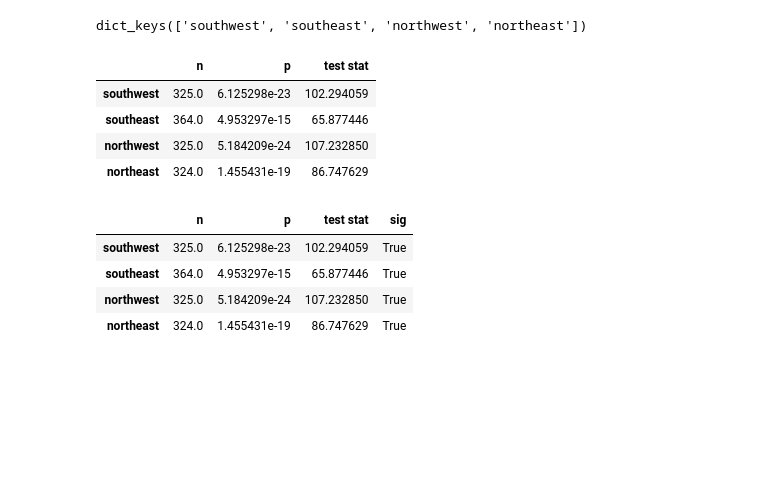
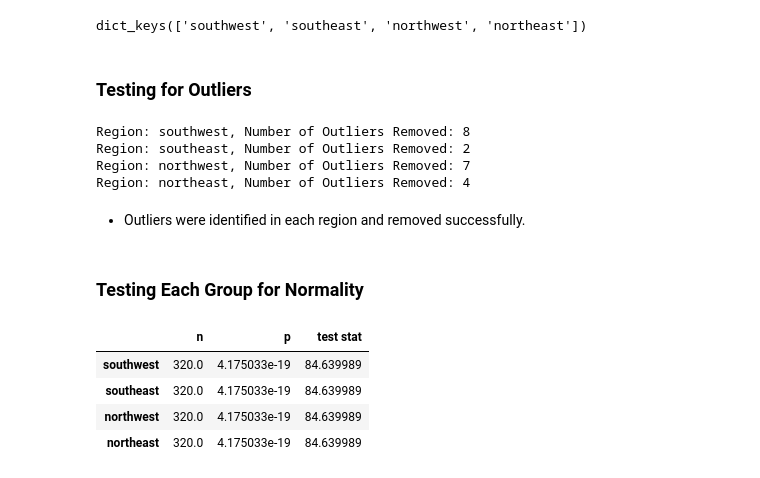
Before and after one commit to A-Kutscher/Hypothesis-Testing-with-Insurance-Data--Core-, a Jupyter notebook: Hypothesis Testing with Insurance Data (Core).ipynb, the cells around one changed output. Cells and saved outputs as stored; diff of their text form; code cells hidden in the pictures; blank space fills up the shorter version.

```diff
--- a/Hypothesis Testing with Insurance Data (Core).ipynb
+++ b/Hypothesis Testing with Insurance Data (Core).ipynb
@@ -151,31 +196,61 @@ for i in df['region'].unique():
 groups.keys()
 # %% [output]
 dict_keys(['southwest', 'southeast', 'northwest', 'northeast'])
+# %% [markdown]
+### Testing for Outliers
+# %%
+# Create a copy of the original dataframe
+df_cleaned = df.copy()
+
+# Create outliers dictionary
+outlier_counts = {}
+# %%
+# # Loop through all unique categories
+for region in df_cleaned['region'].unique():
+    # Get series for group and rename
+    data = df_cleaned.loc[df_cleaned['region'] == region, 'charges'].copy()
+    # Calculate z-scores for the 'charges' column within each region
+    z_scores = np.abs(stats.zscore(data))
+    # Define a threshold for identifying outliers
+    threshold = 3
+    # Find the indices of outliers
+    outlier_indices = np.where(z_scores > threshold)
+    # Remove outliers from the copy of the dataframe
+    df_cleaned.drop(df_cleaned.index[outlier_indices], inplace=True)
+    # Save the number of outliers for this region in the dictionary
+    outlier_counts[region] = len(outlier_indices[0])
+# DIsplay the number of outliers for each region
+for region, count in outlier_counts.items():
+    print(f"Region: {region}, Number of Outliers Removed: {count}")
+# %% [output]
+Region: southwest, Number of Outliers Removed: 8
+Region: southeast, Number of Outliers Removed: 2
+Region: northwest, Number of Outliers Removed: 7
+Region: northeast, Number of Outliers Removed: 4
+# %% [markdown]
+- Outliers were identified in each region and removed successfully.
+# %% [markdown]
+### Testing Each Group for Normality
 # %%
-# Running normal test on each group and confirming there are >20 in each group
+# Create a dictionary to store the normality test results
 norm_results = {}
-for i, data in groups.items():
-    stat, p = stats.normaltest(data)
-    # Save the p-val, test statistic, and the size of the group
-    norm_results[i] = {'n': len(data),
-                             'p':p,
-                             'test stat':stat,}
-## convert to a dataframe
+
+# Loop through all unique categories (regions)
+for region in df_cleaned['region'].unique():
+    # Check if the group has more than 20 data points (use "data" from outliers loop)
+    if len(data) > 20:
+        # Perform  normality test
+        stat, p = stats.normaltest(data)
+        # Save the p-val, test statistic, and size of the group
+        norm_results[region] = {'n': len(data),
+                                'p': p,
+                                'test stat': stat}
+# Convert to a dataframe
 norm_results_df = pd.DataFrame(norm_results).T
 norm_results_df
 # %% [output]
 |  | n | p | test stat |
-| southwest | 325.0 | 6.125298e-23 | 102.294059 |
-| southeast | 364.0 | 4.953297e-15 | 65.877446 |
-| northwest | 325.0 | 5.184209e-24 | 107.232850 |
-| northeast | 324.0 | 1.455431e-19 | 86.747629 |
+| southwest | 320.0 | 4.175033e-19 | 84.639989 |
+| southeast | 320.0 | 4.175033e-19 | 84.639989 |
+| northwest | 320.0 | 4.175033e-19 | 84.639989 |
+| northeast | 320.0 | 4.175033e-19 | 84.639989 |
-# %%
-# Checking sig with pandas
-norm_results_df['sig'] = norm_results_df['p'] < .05
-norm_results_df
-# %% [output]
-|  | n | p | test stat | sig |
-| southwest | 325.0 | 6.125298e-23 | 102.294059 | True |
-| southeast | 364.0 | 4.953297e-15 | 65.877446 | True |
-| northwest | 325.0 | 5.184209e-24 | 107.232850 | True |
-| northeast | 324.0 | 1.455431e-19 | 86.747629 | True |
```
Also changed, not shown: parts of 34 cells of this notebook.
